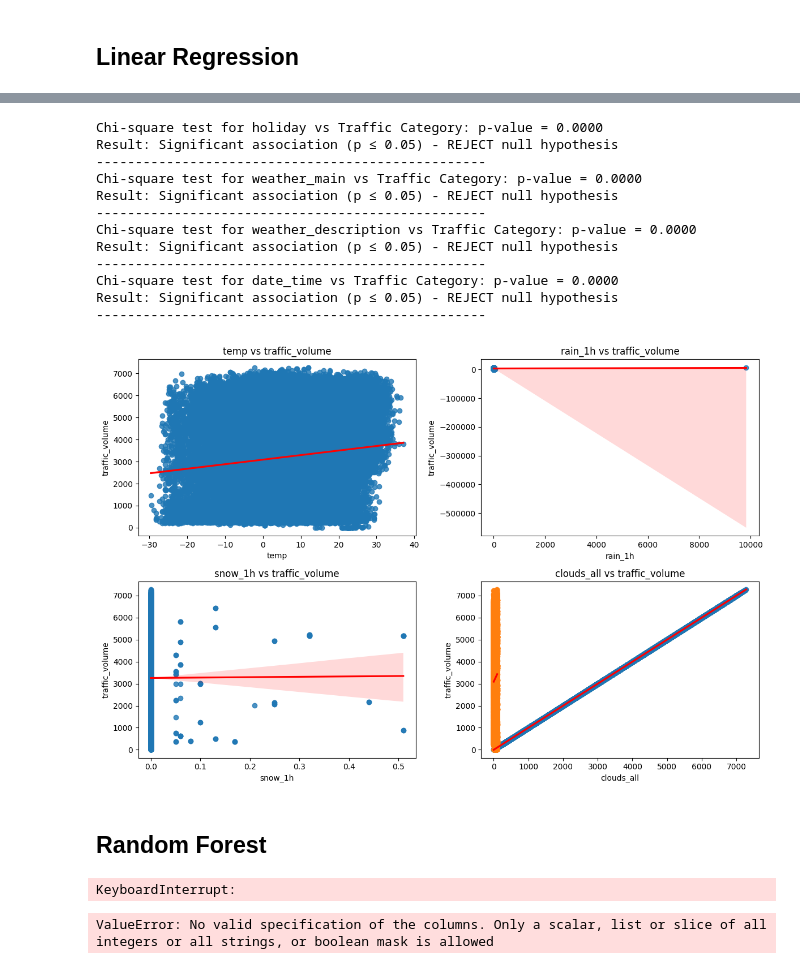
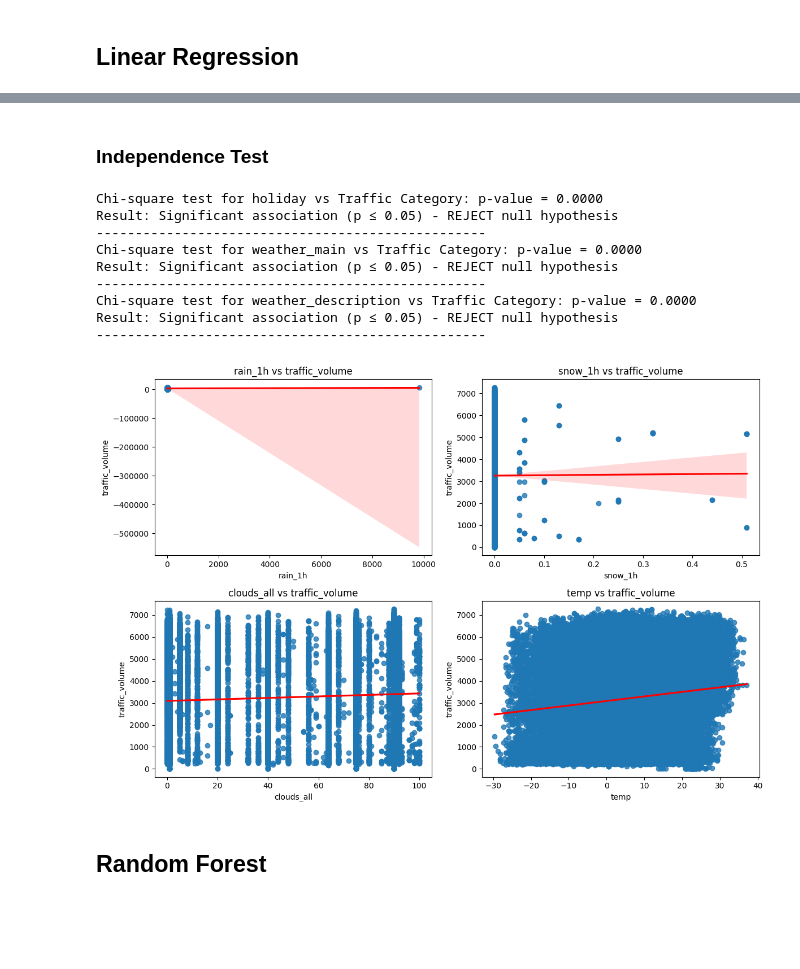
Before and after one commit to LouaiMuhammed/traffic-analysis-and-prediction, a Jupyter notebook: notebook.ipynb, the cells around one changed output, grey strips where cells are left out. Saved outputs shown, nothing was run; the diff lists cells and outputs as text; code cells hidden in the pictures; blank space fills up the shorter version.

```diff
--- a/notebook.ipynb
+++ b/notebook.ipynb
@@ -229,8 +254,8 @@ df_2015['date_time'].min(), df_2015['date_time'].max(), len(df_2015)
 # %% [markdown]
 ### Traffic's Peak Through the Day
 # %%
-df['hour'] = df.index.hour
-hour_of_day_avg = df.groupby('hour')['traffic_volume'].mean().reset_index()
+df_dated['hour'] = df_dated.index.hour
+hour_of_day_avg = df_dated.groupby('hour')['traffic_volume'].mean().reset_index()
 
 plt.figure(figsize=(10,5))
 sns.lineplot(data=hour_of_day_avg, x='hour', y='traffic_volume', marker='o')
@@ -275,9 +297,0 @@ def print_score(model, X_train, y_train, X_test, y_test, train=True):
-# %%
-df = df.reset_index()  # brings date_time back as a column
-
-df['date_time'] = pd.to_datetime(df['date_time'])
-
-# Extract features from 'date_time'
-df['hour'] = df['date_time'].dt.hour
-df['day_of_week'] = df['date_time'].dt.dayofweek
-df['month'] = df['date_time'].dt.month
@@ -302,3 +304,10 @@ preprocessor = ColumnTransformer(
 # %%
-X = df.drop(columns='traffic_volume')
+features = ['temp', 'rain_1h', 'snow_1h', 'clouds_all',
+            'holiday', 'weather_main', 'weather_description',
+            'hour', 'day_of_week', 'month']
+X = df[features]
+
 y = df['traffic_volume']
+
+numerical_cols = ['temp', 'rain_1h', 'snow_1h', 'clouds_all']
+categorical_cols = ['holiday', 'weather_main', 'weather_description']
@@ -467,3 +486,5 @@ plt.show()
+# %% [markdown]
+### Independence Test
 # %%
 from scipy.stats import chi2_contingency
 
@@ -473,7 +494,7 @@ df['traffic_category'] = pd.qcut(df['traffic_volume'], q=3, labels=['Low', 'Medi
 
 
 
-for feature in categorial_cols:
+for feature in categorical_cols:
     contingency = pd.crosstab(df[feature], df['traffic_category'])
     chi2, p, dof, expected = chi2_contingency(contingency)
     print(f"Chi-square test for {feature} vs Traffic Category: p-value = {p:.4f}")
@@ -495,71 +516,34 @@ Result: Significant association (p ≤ 0.05) - REJECT null hypothesis
 Chi-square test for weather_description vs Traffic Category: p-value = 0.0000
 Result: Significant association (p ≤ 0.05) - REJECT null hypothesis
 --------------------------------------------------
-Chi-square test for date_time vs Traffic Category: p-value = 0.0000
-Result: Significant association (p ≤ 0.05) - REJECT null hypothesis
---------------------------------------------------
 # %%
 # Example numeric features
 target = 'traffic_volume'
 
 # Create subplots
 n_cols = 2
-n_rows = (len(num_features) + n_cols - 1) // n_cols
+n_rows = (len(numerical_cols) + n_cols - 1) // n_cols
 fig, axes = plt.subplots(n_rows, n_cols, figsize=(12, 4 * n_rows))
 
 # Flatten axes array for easy iteration
 axes = axes.flatten()
 
 for i, feature in enumerate(numerical_cols):
     sns.regplot(
         x=df[feature],
         y=df[target],
         line_kws={'color': 'red'},
         ax=axes[i-1]
     )
     axes[i-1].set_title(f'{feature} vs {target}')
 
 # Remove any empty subplots if number of features is odd
 for j in range(i + 1, len(axes)):
     fig.delaxes(axes[j])
 
 plt.tight_layout()
 plt.show()
 # %% [output]
-[figure, old version]
+[figure, new version]
 # %% [markdown]
 ## Random Forest
-# %%
-from sklearn.ensemble import RandomForestRegressor
-reg_rf = make_pipeline(OneHotEncoder(), RandomForestRegressor())
-
-reg_rf.fit(X_train, y_train)
-# %% [output]
-KeyboardInterrupt:
-# %%
-# Ensure X_train is DataFrame
-if not isinstance(X_train, pd.DataFrame):
-    X_train = pd.DataFrame(X_train)
-
-# Detect column types
-categorical_cols = X_train.select_dtypes(include=['object', 'category']).columns.tolist()
-numeric_cols = X_train.select_dtypes(include=['number']).columns.tolist()
-
-preprocessor = ColumnTransformer(
-    transformers=[
-        ('num', StandardScaler(), numerical_cols),
-        ('cat', OneHotEncoder(handle_unknown='ignore'), categorial_cols)
-    ],
-    remainder='drop'  # Drop anything unexpected
-)
-
-# Full pipeline
-reg_rf = Pipeline(steps=[
-    ('preprocessor', preprocessor),
-    ('regressor', RandomForestRegressor(random_state=42))
-])
-
-# Fit
-reg_rf.fit(X_train, y_train)
-# %% [output]
-ValueError: No valid specification of the columns. Only a scalar, list or slice of all integers or all strings, or boolean mask is allowed
```
Also changed, not shown: parts of 57 cells of this notebook.
